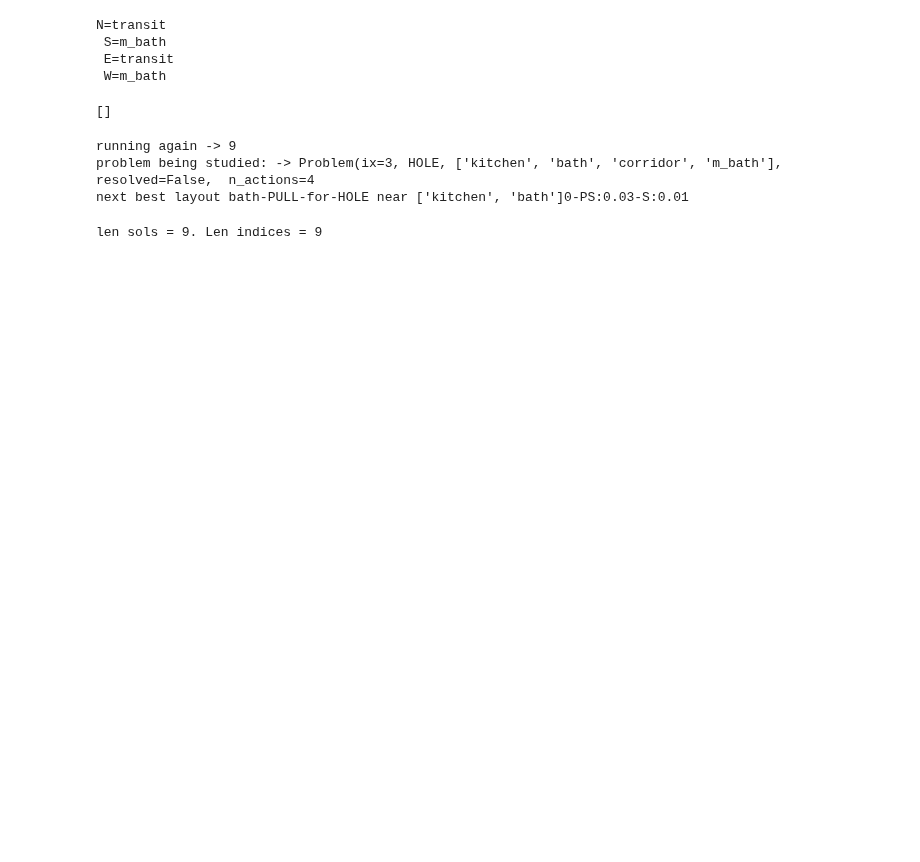
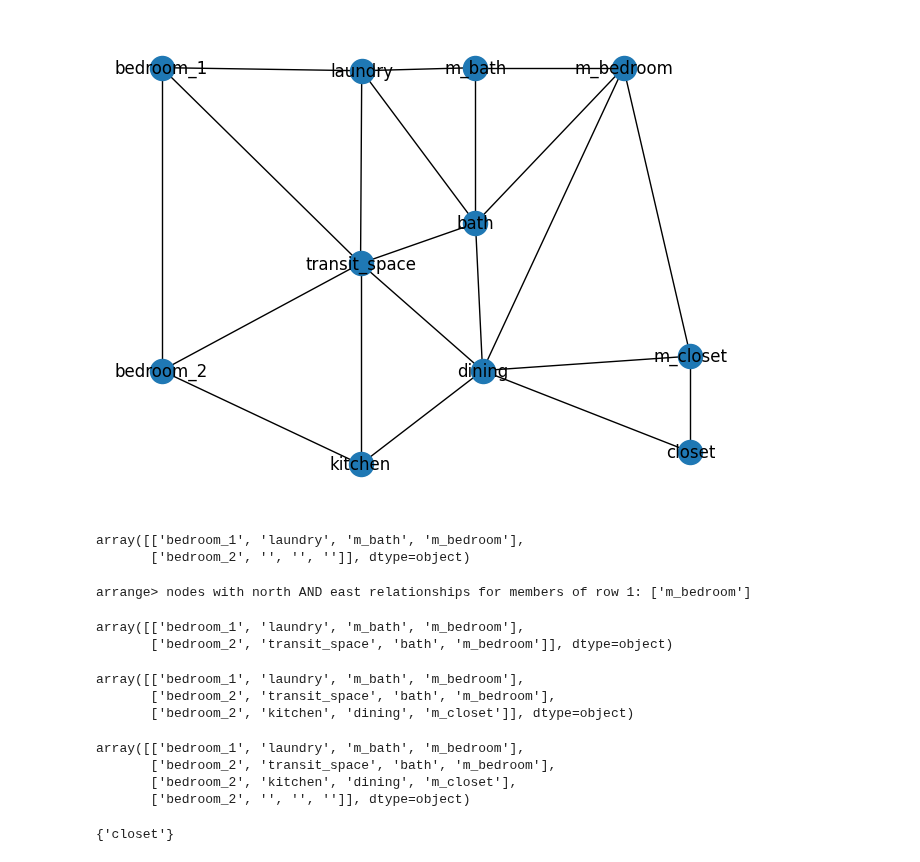
Before and after one commit to juliet29/svg2plan, a Jupyter notebook: _notebooks/stage_2_nbs/t2_scraps.ipynb, the cells around one changed output. Drawn from its saved outputs; the diff is of its cells as text; code cells hidden in the pictures; blank space fills up the shorter version.

Commit message:
one appraoch to unplaced

```diff
--- a/_notebooks/stage_2_nbs/t2_scraps.ipynb
+++ b/_notebooks/stage_2_nbs/t2_scraps.ipynb
@@ -218,22 +3,0 @@ save_pickle(last_res, "overlap_res_or_no")
-# %%
-ldoms["transit"].compare_domains(ldoms["m_bath"], True)
-# %% [output]
-N=transit
- S=m_bath
- E=transit
- W=m_bath
-# %%
-p = create_overlap_problems(c.bl_hist[-1].layout)
-p
-# %% [output]
-[]
-# %%
-c.run_again()
-# %% [output]
-running again -> 9
-problem being studied: -> Problem(ix=3, HOLE, ['kitchen', 'bath', 'corridor', 'm_bath'], resolved=False,  n_actions=4
-next best layout bath-PULL-for-HOLE near ['kitchen', 'bath']0-PS:0.03-S:0.01
-# %%
-f = c.plot_all()
-# %% [output]
-len sols = 9. Len indices = 9
@@ -239,0 +27,44 @@ len sols = 9. Len indices = 9
+# %%
+case  = "amber_a_f01.svg"
+sv = SVGReader(case)
+sv.run()
+ag = AdjacencyGenerator(sv.layout, buffer_size=0.17)
+ag.run() # TODO shouldnt run if sv.layout is empty
+ag.draw_graph()
+# %% [output]
+[figure, added]
+# %%
+G = ag.layout.graph
+arr = initialize_arr(ag.layout)
+graph_domains = GraphDomains(G, ag.layout.domains)
+arr
+# %% [output]
+array([['bedroom_1', 'laundry', 'm_bath', 'm_bedroom'],
+       ['bedroom_2', '', '', '']], dtype=object)
+# %%
+arr1 = place_next_row(graph_domains, arr)
+arr1
+# %% [output]
+arrange> nodes with north AND east relationships for members of row 1: ['m_bedroom']
+array([['bedroom_1', 'laundry', 'm_bath', 'm_bedroom'],
+       ['bedroom_2', 'transit_space', 'bath', 'm_bedroom']], dtype=object)
+# %%
+arr2  = place_next_row(graph_domains, arr1)
+arr2
+# %% [output]
+array([['bedroom_1', 'laundry', 'm_bath', 'm_bedroom'],
+       ['bedroom_2', 'transit_space', 'bath', 'm_bedroom'],
+       ['bedroom_2', 'kitchen', 'dining', 'm_closet']], dtype=object)
+# %%
+arr3  = place_next_row(graph_domains, arr2)
+arr3
+# %% [output]
+array([['bedroom_1', 'laundry', 'm_bath', 'm_bedroom'],
+       ['bedroom_2', 'transit_space', 'bath', 'm_bedroom'],
+       ['bedroom_2', 'kitchen', 'dining', 'm_closet'],
+       ['bedroom_2', '', '', '']], dtype=object)
+# %%
+unplaced = get_unplaced(arr3, graph_domains.domains)
+unplaced
+# %% [output]
+{'closet'}
```
Also changed, not shown: parts of 40 cells of this notebook, 11 other files.
